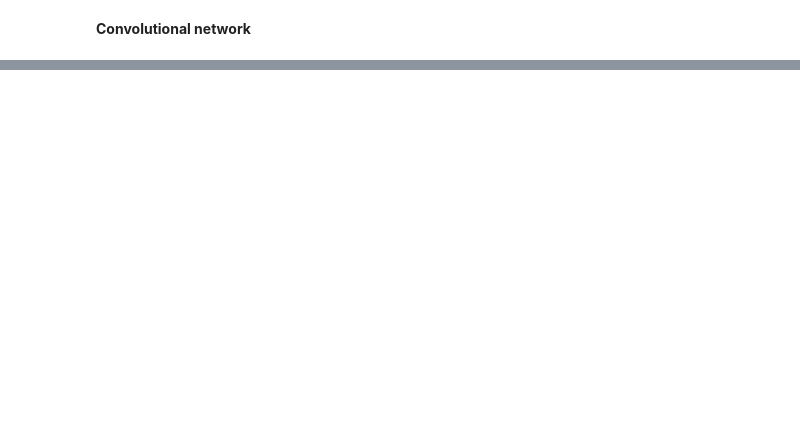
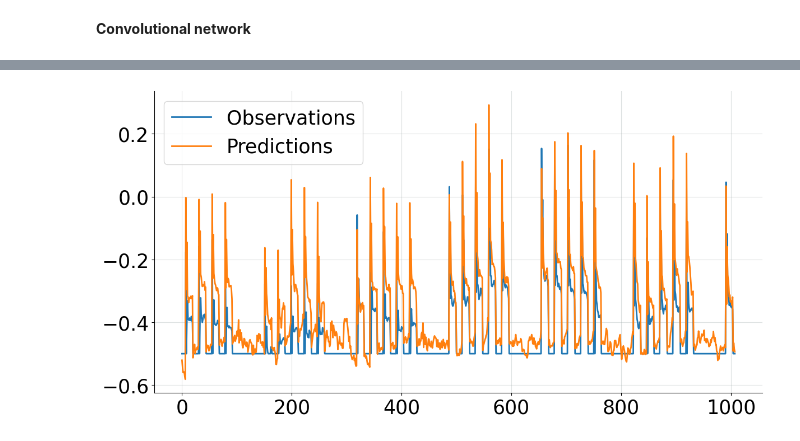
Before and after one commit to jeremiedecock/ateliers-algos, a Jupyter notebook: seq04/seq_04_cnn_answers.ipynb, the cells around one changed output, grey strips where cells are left out. Cells and saved outputs as stored; diff of their text form; code cells hidden in the pictures; blank space fills up the shorter version.

```diff
--- a/seq04/seq_04_cnn_answers.ipynb
+++ b/seq04/seq_04_cnn_answers.ipynb
@@ -597,0 +739,7 @@ model.compile(loss='mean_squared_error', optimizer=tf.keras.optimizers.Adam(lear
+# %%
+# Plot predictions over the testing set
+y_pred = model_cnn.predict(X_test)
+plt.plot(y_test.flatten(), lw=2, label="Observations")
+plt.plot(y_pred.flatten(), lw=2, label="Predictions")
+plt.legend();
+# %% [output]
@@ -597,0 +747 @@ model.compile(loss='mean_squared_error', optimizer=tf.keras.optimizers.Adam(lear
+[figure, added]
```
Also changed, not shown: parts of 18 cells of this notebook.
